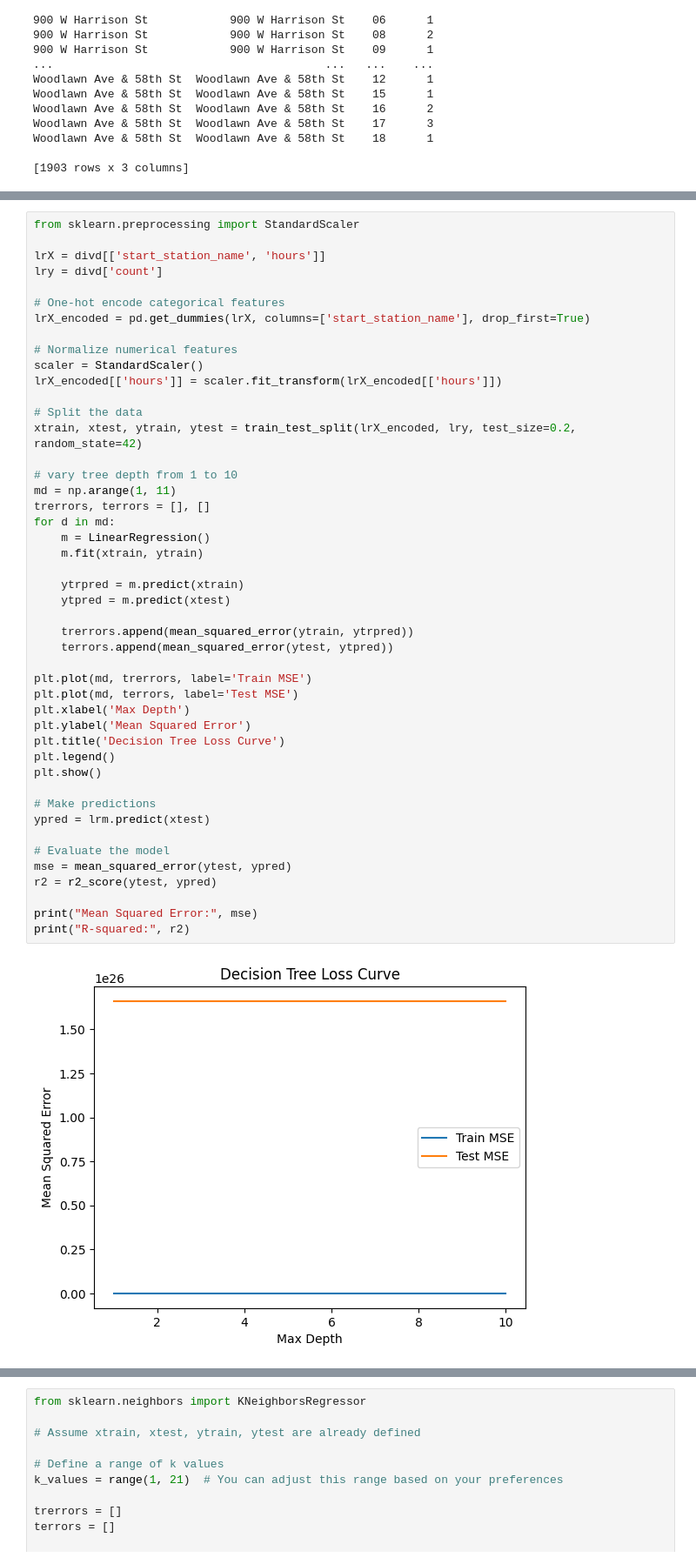
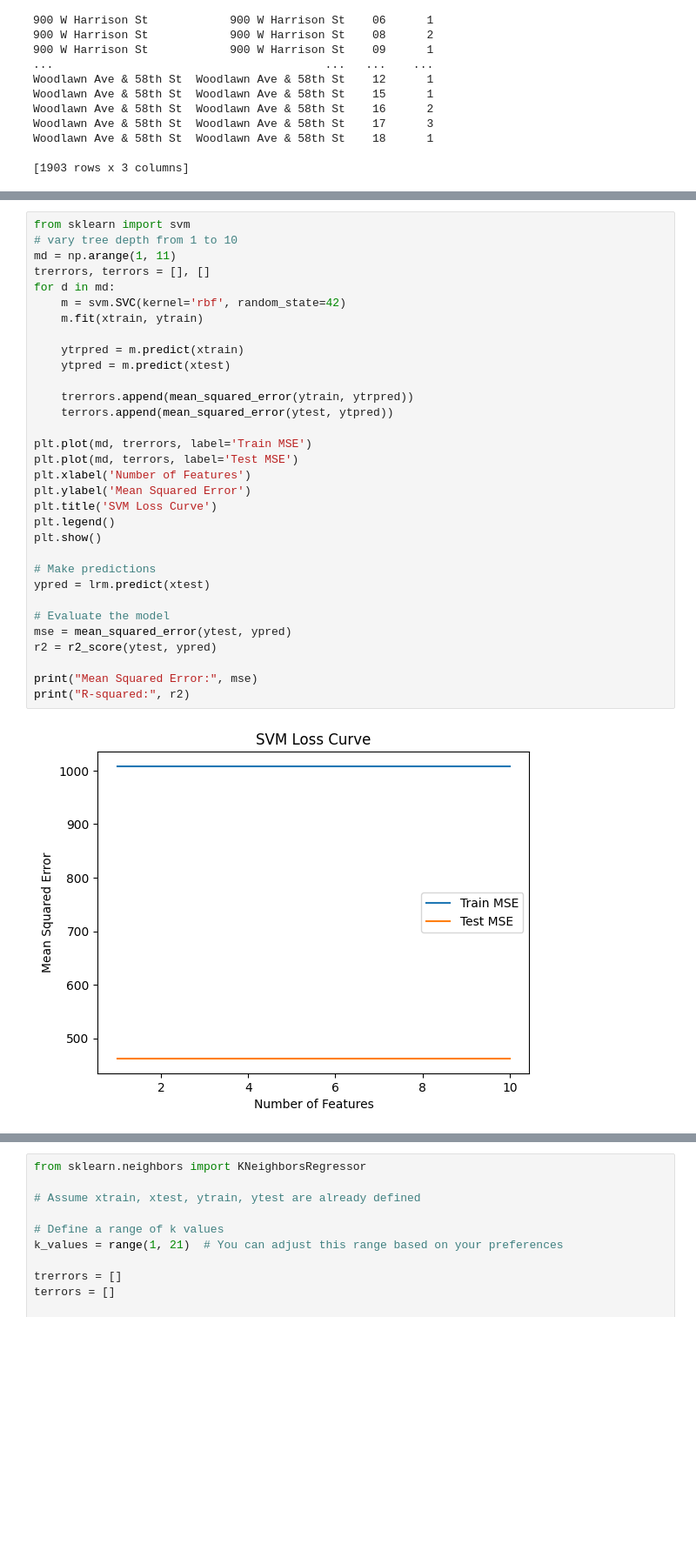
Before and after one commit to neelunerella/DivvyBikePredictions, a Jupyter notebook: divvy.ipynb, the cells around one changed output, grey strips where cells are left out. Shown: that part at 87% size. Saved outputs shown, nothing was run; the diff lists cells and outputs as text; blank space fills up the shorter version.

```diff
--- a/divvy.ipynb
+++ b/divvy.ipynb
@@ -316,50 +354,36 @@ Woodlawn Ave & 58th St  Woodlawn Ave & 58th St    18      1
 # %%
-from sklearn.preprocessing import StandardScaler
-
-lrX = divd[['start_station_name', 'hours']]
-lry = divd['count']
-
-# One-hot encode categorical features
-lrX_encoded = pd.get_dummies(lrX, columns=['start_station_name'], drop_first=True)
-
-# Normalize numerical features
-scaler = StandardScaler()
-lrX_encoded[['hours']] = scaler.fit_transform(lrX_encoded[['hours']])
-
-# Split the data
-xtrain, xtest, ytrain, ytest = train_test_split(lrX_encoded, lry, test_size=0.2, random_state=42)
-
+from sklearn import svm
 # vary tree depth from 1 to 10
 md = np.arange(1, 11)
 trerrors, terrors = [], []
 for d in md:
-    m = LinearRegression()
+    m = svm.SVC(kernel='rbf', random_state=42)
     m.fit(xtrain, ytrain)
 
     ytrpred = m.predict(xtrain)
     ytpred = m.predict(xtest)
 
     trerrors.append(mean_squared_error(ytrain, ytrpred))
     terrors.append(mean_squared_error(ytest, ytpred))
 
 plt.plot(md, trerrors, label='Train MSE')
 plt.plot(md, terrors, label='Test MSE')
-plt.xlabel('Max Depth')
+plt.xlabel('Number of Features')
 plt.ylabel('Mean Squared Error')
-plt.title('Decision Tree Loss Curve')
+plt.title('SVM Loss Curve')
 plt.legend()
 plt.show()
 
 # Make predictions
 ypred = lrm.predict(xtest)
 
 # Evaluate the model
 mse = mean_squared_error(ytest, ypred)
 r2 = r2_score(ytest, ypred)
 
 print("Mean Squared Error:", mse)
 print("R-squared:", r2)
 # %% [output]
-[figure, old version]
+[figure, new version]
 Mean Squared Error: 1.66054797316402e+26
 R-squared: -4.1091929641307154e+23
```
Also changed, not shown: parts of 2 cells of this notebook.
